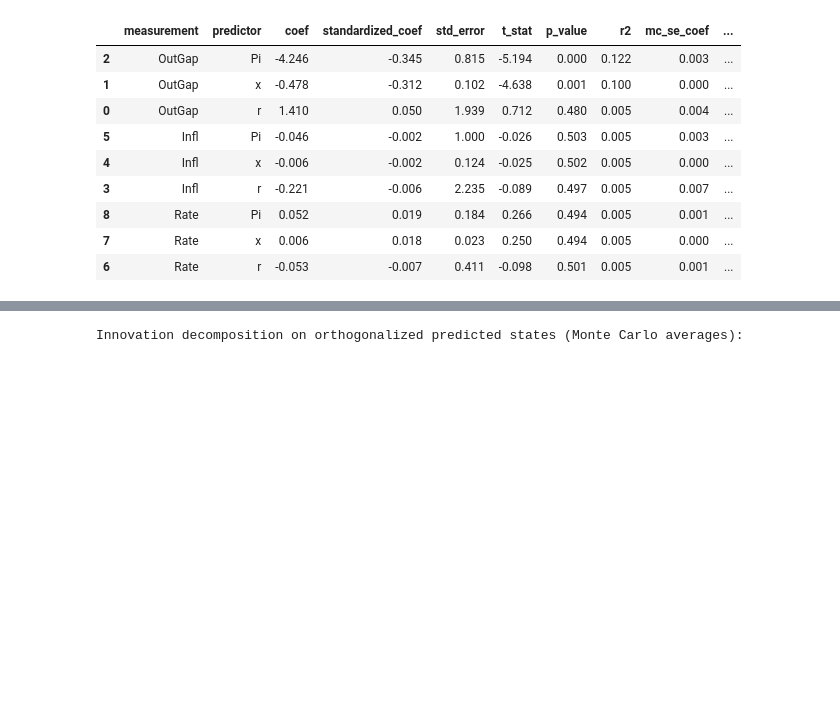
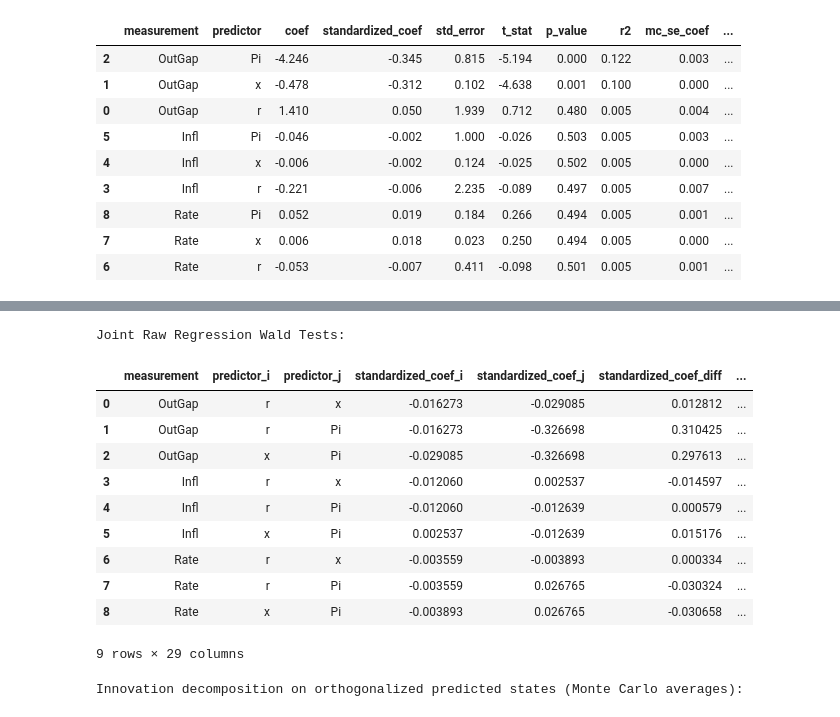
Before and after one commit to GongJr0/sdsge-scripts, a Jupyter notebook: misspec_tests/r0.ipynb, the cells around one changed output, grey strips where cells are left out. Cells and saved outputs as stored; diff of their text form; code cells hidden in the pictures; blank space fills up the shorter version.

```diff
--- a/misspec_tests/r0.ipynb
+++ b/misspec_tests/r0.ipynb
@@ -299,3 +321,19 @@ Innovations on raw predicted states (Monte Carlo averages and rejection rates):
+# %%
+print("Joint Raw Regression Wald Tests:")
+_sort_summary(mc_reference["measurement_joint_relative_wald_raw_summary"])
+# %% [output]
+Joint Raw Regression Wald Tests:
+|  | measurement | predictor_i | predictor_j | standardized_coef_i | standardized_coef_j | standardized_coef_diff | ... |
+| 0 | OutGap | r | x | -0.016273 | -0.029085 | 0.012812 | ... |
+| 1 | OutGap | r | Pi | -0.016273 | -0.326698 | 0.310425 | ... |
+| 2 | OutGap | x | Pi | -0.029085 | -0.326698 | 0.297613 | ... |
+| 3 | Infl | r | x | -0.012060 | 0.002537 | -0.014597 | ... |
+| 4 | Infl | r | Pi | -0.012060 | -0.012639 | 0.000579 | ... |
+| 5 | Infl | x | Pi | 0.002537 | -0.012639 | 0.015176 | ... |
+| 6 | Rate | r | x | -0.003559 | -0.003893 | 0.000334 | ... |
+| 7 | Rate | r | Pi | -0.003559 | 0.026765 | -0.030324 | ... |
+| 8 | Rate | x | Pi | -0.003893 | 0.026765 | -0.030658 | ... |
+9 rows × 29 columns
 # %%
 print("Innovation decomposition on orthogonalized predicted states (Monte Carlo averages):")
 _sort_summary(mc_reference["innovation_decomposition_orthogonalized_summary"])
```
Also changed, not shown: parts of 3 cells of this notebook, 9 other files.
